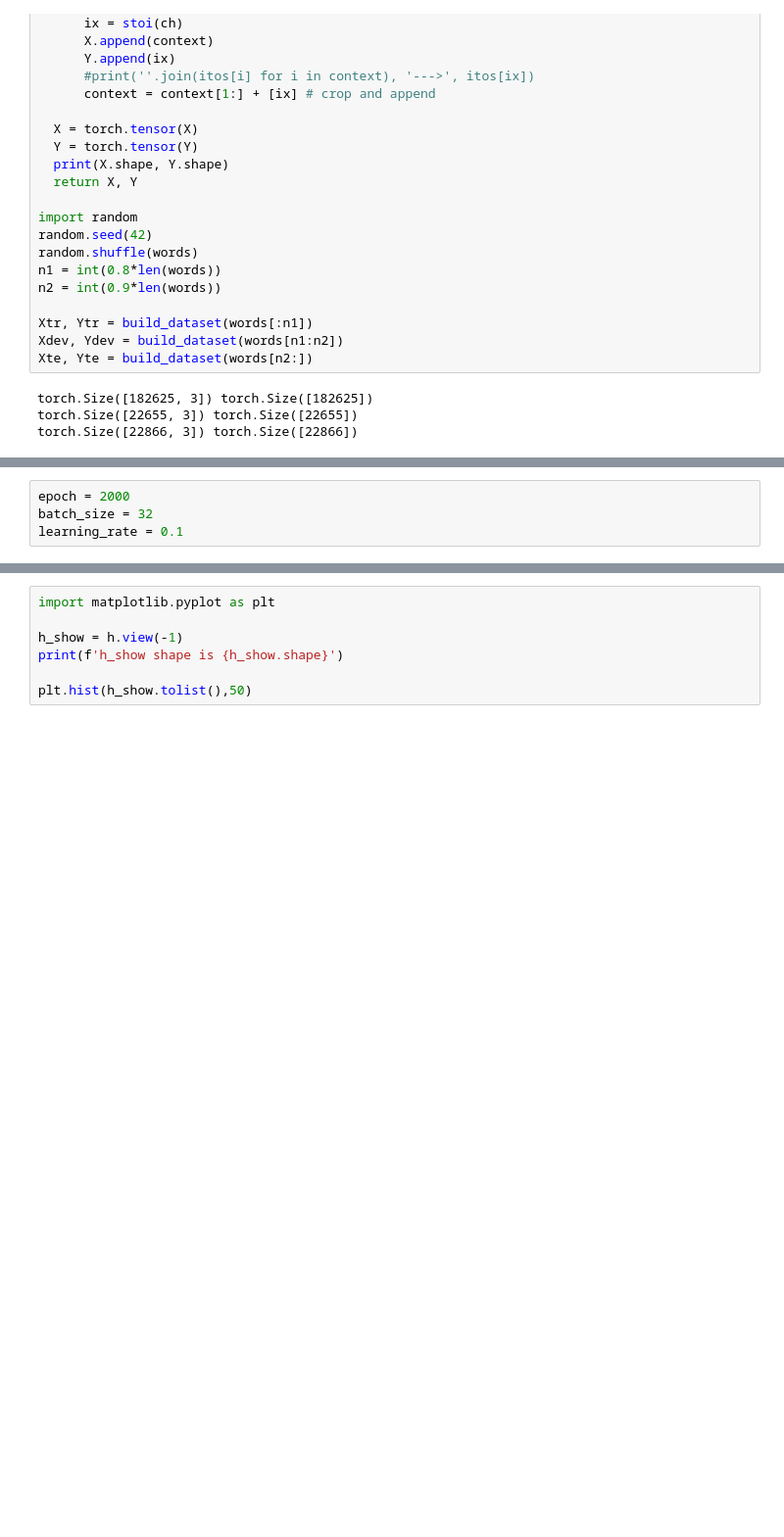
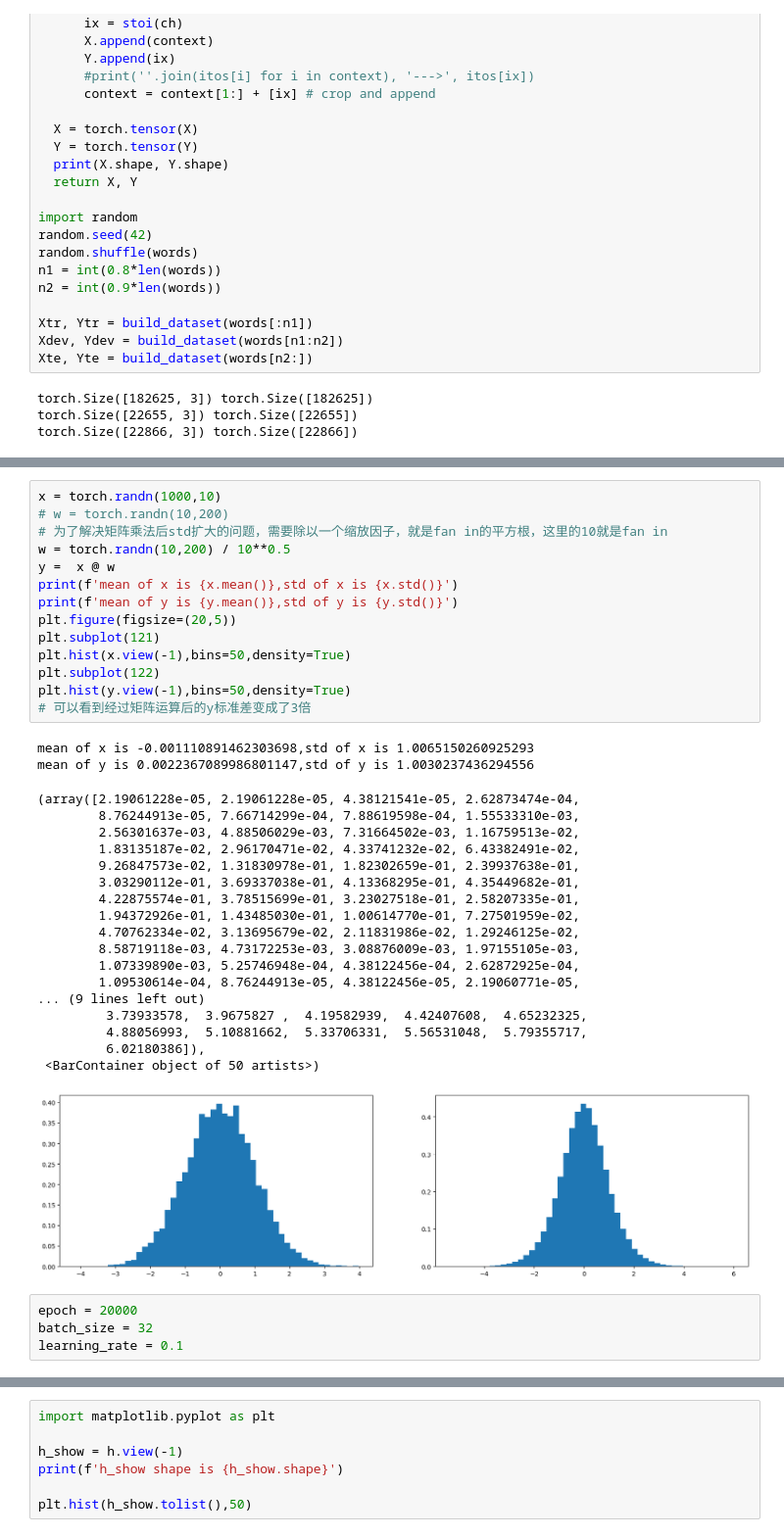
Before and after one commit to LeeSKII/makemore, a Jupyter notebook: mlp_karpathy_part3.ipynb, the cells around one changed output, grey strips where cells are left out. Shown: that part at 98% size. Cells and saved outputs as stored; diff of their text form; blank space fills up the shorter version.

```diff
--- a/mlp_karpathy_part3.ipynb
+++ b/mlp_karpathy_part3.ipynb
@@ -91,5 +100,40 @@ sum(n.nelement() for n in parameters)
+# %%
+x = torch.randn(1000,10)
+# w = torch.randn(10,200)
+# 为了解决矩阵乘法后std扩大的问题，需要除以一个缩放因子，就是fan in的平方根，这里的10就是fan in
+w = torch.randn(10,200) / 10**0.5
+y =  x @ w
+print(f'mean of x is {x.mean()},std of x is {x.std()}')
+print(f'mean of y is {y.mean()},std of y is {y.std()}')
+plt.figure(figsize=(20,5))
+plt.subplot(121)
+plt.hist(x.view(-1),bins=50,density=True)
+plt.subplot(122)
+plt.hist(y.view(-1),bins=50,density=True)
+# 可以看到经过矩阵运算后的y标准差变成了3倍
+# %% [output]
+mean of x is -0.001110891462303698,std of x is 1.0065150260925293
+mean of y is 0.0022367089986801147,std of y is 1.0030237436294556
+(array([2.19061228e-05, 2.19061228e-05, 4.38121541e-05, 2.62873474e-04,
+        8.76244913e-05, 7.66714299e-04, 7.88619598e-04, 1.55533310e-03,
+        2.56301637e-03, 4.88506029e-03, 7.31664502e-03, 1.16759513e-02,
+        1.83135187e-02, 2.96170471e-02, 4.33741232e-02, 6.43382491e-02,
+        9.26847573e-02, 1.31830978e-01, 1.82302659e-01, 2.39937638e-01,
+        3.03290112e-01, 3.69337038e-01, 4.13368295e-01, 4.35449682e-01,
+        4.22875574e-01, 3.78515699e-01, 3.23027518e-01, 2.58207335e-01,
+        1.94372926e-01, 1.43485030e-01, 1.00614770e-01, 7.27501959e-02,
+        4.70762334e-02, 3.13695679e-02, 2.11831986e-02, 1.29246125e-02,
+        8.58719118e-03, 4.73172253e-03, 3.08876009e-03, 1.97155105e-03,
+        1.07339890e-03, 5.25746948e-04, 4.38122456e-04, 2.62872925e-04,
+        1.09530614e-04, 8.76244913e-05, 4.38122456e-05, 2.19060771e-05,
+... (9 lines left out)
+         3.73933578,  3.9675827 ,  4.19582939,  4.42407608,  4.65232325,
+         4.88056993,  5.10881662,  5.33706331,  5.56531048,  5.79355717,
+         6.02180386]),
+ <BarContainer object of 50 artists>)
+[figure, added]
 # %%
-epoch = 2000
+epoch = 20000
 batch_size = 32
 learning_rate = 0.1
 # %%
```
Also changed, not shown: parts of 3 cells of this notebook.
